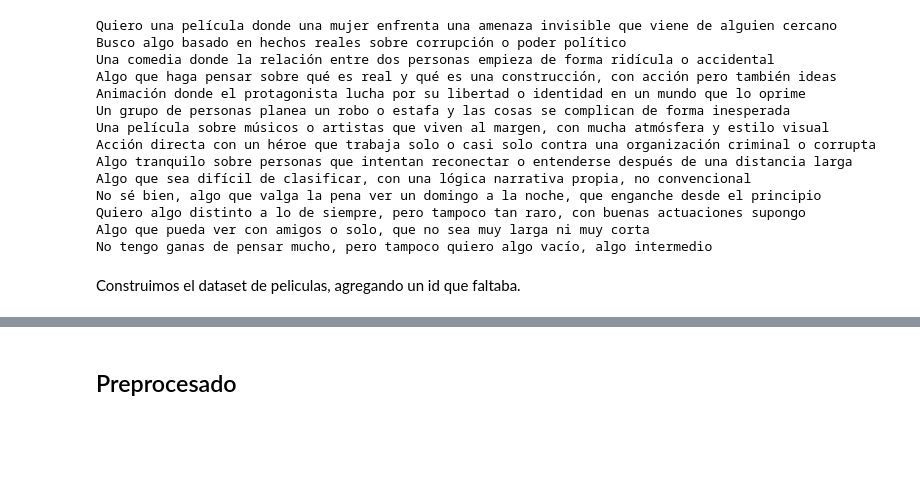
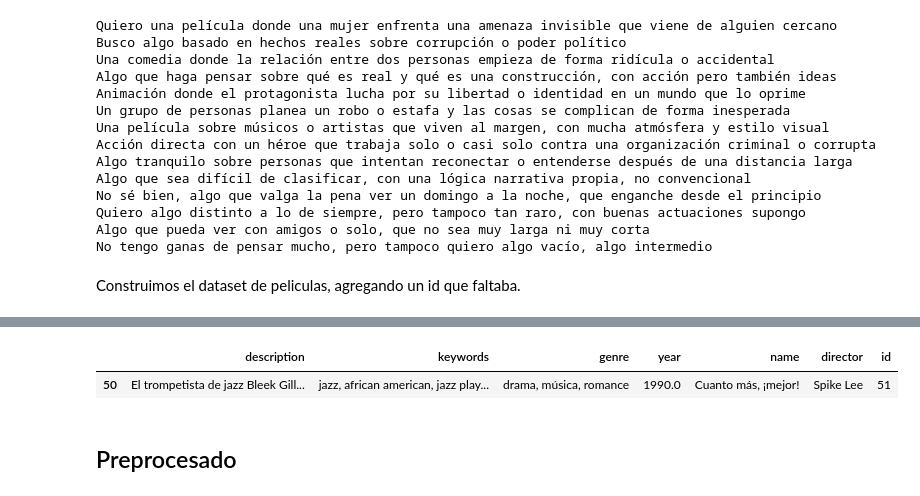
Before and after one commit to nazarenomm/Sistema-de-recomendacion-de-peliculas, a Jupyter notebook: notebooks/embeddings.ipynb, the cells around one changed output, grey strips where cells are left out. Saved outputs shown, nothing was run; the diff lists cells and outputs as text; code cells hidden in the pictures; blank space fills up the shorter version.

```diff
--- a/notebooks/embeddings.ipynb
+++ b/notebooks/embeddings.ipynb
@@ -88,6 +106,11 @@ df_pelis.head()
 | 2 | Una mujer finge su muerte en un i... | violencia doméstica, muerte fingi... | drama, suspense | 1991.0 | Durmiendo con su enemigo | Joseph Ruben | 3 |
 | 3 | Durante un memorial en la ciudad ... | manic pixie dream girl, publicida... | comedia, drama, romance | 2005.0 | Elizabethtown | Cameron Crowe | 4 |
 | 4 | Las pruebas nucleares francesas i... | monstruo gigante, iguana, militar... | acción, ciencia ficción, suspense | 1998.0 | Godzilla | Roland Emmerich | 5 |
+# %%
+df_pelis[df_pelis['name'].str.contains("mejor!")]
+# %% [output]
+|  | description | keywords | genre | year | name | director | id |
+| 50 | El trompetista de jazz Bleek Gill... | jazz, african american, jazz play... | drama, música, romance | 1990.0 | Cuanto más, ¡mejor! | Spike Lee | 51 |
 # %% [markdown]
 ## Preprocesado
 # %% [markdown]
```
Also changed, not shown: parts of 4 cells of this notebook, 1 other file.
